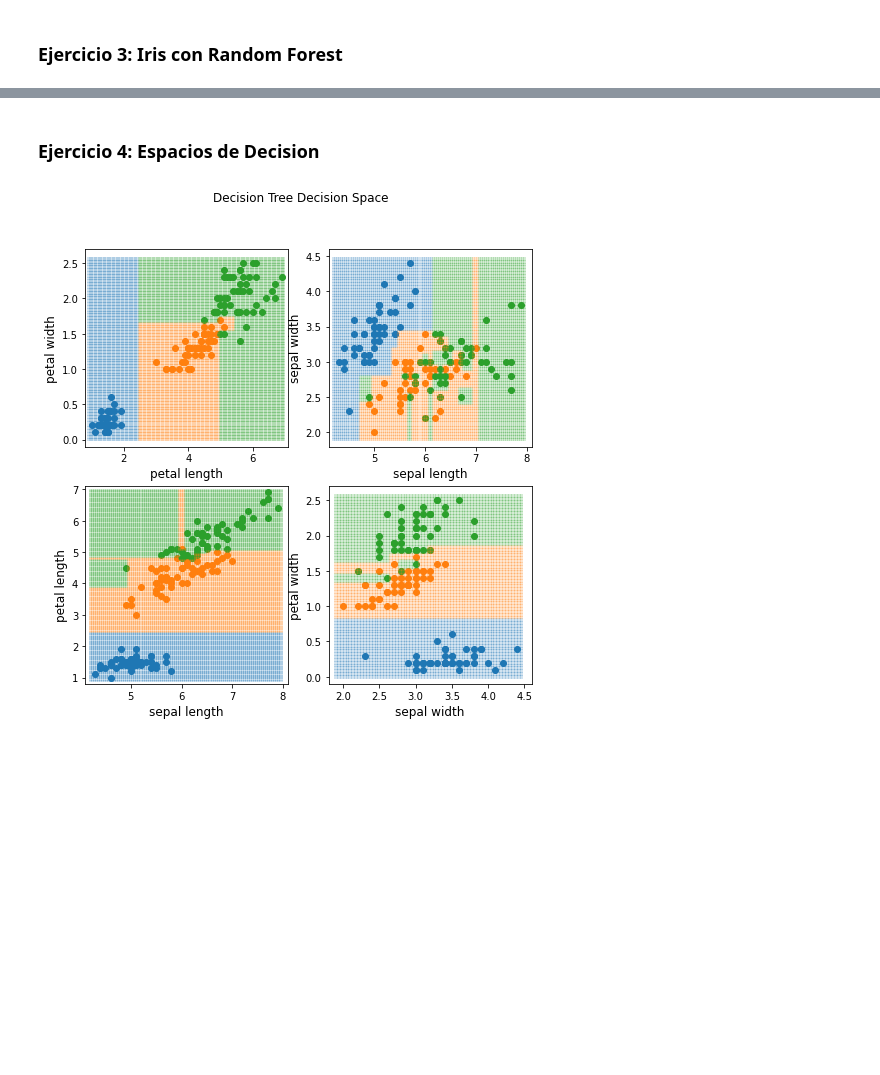
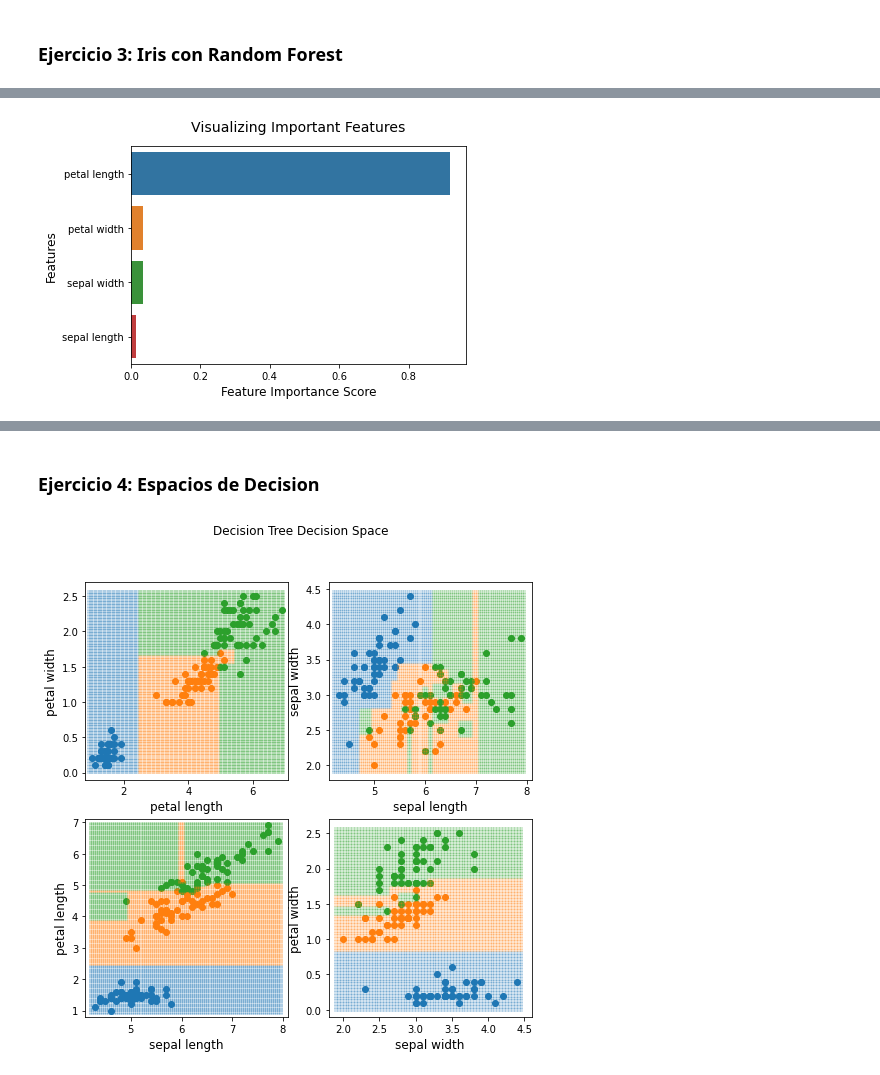
Before and after one commit to lorainemg/cp-ml, a Jupyter notebook: cp3/cp3_solution.ipynb, the cells around one changed output, grey strips where cells are left out. Saved outputs shown, nothing was run; the diff lists cells and outputs as text; code cells hidden in the pictures; blank space fills up the shorter version.

Commit message:
Added excercise with feature importance in cp3

```diff
--- a/cp3/cp3_solution.ipynb
+++ b/cp3/cp3_solution.ipynb
@@ -94,0 +99,13 @@ forest_clf.score(X_test,y_test)
+# %%
+def plot_feature_importance(feature_imp: np.ndarray):
+    "Grafica la importancia de cada característica"
+    sns.barplot(x=feature_imp, y=feature_imp.index)
+    plt.xlabel('Feature Importance Score')
+    plt.ylabel('Features')
+    plt.title("Visualizing Important Features", pad=15, size=14)
+# %%
+feature_imp = pd.Series(tree_clf.feature_importances_,
+                        index=['sepal length', 'sepal width', 'petal length', 'petal width']).sort_values(ascending=False)
+plot_feature_importance(feature_imp)
+# %% [output]
+[figure, added]
```
Also changed, not shown: parts of 6 cells of this notebook.
